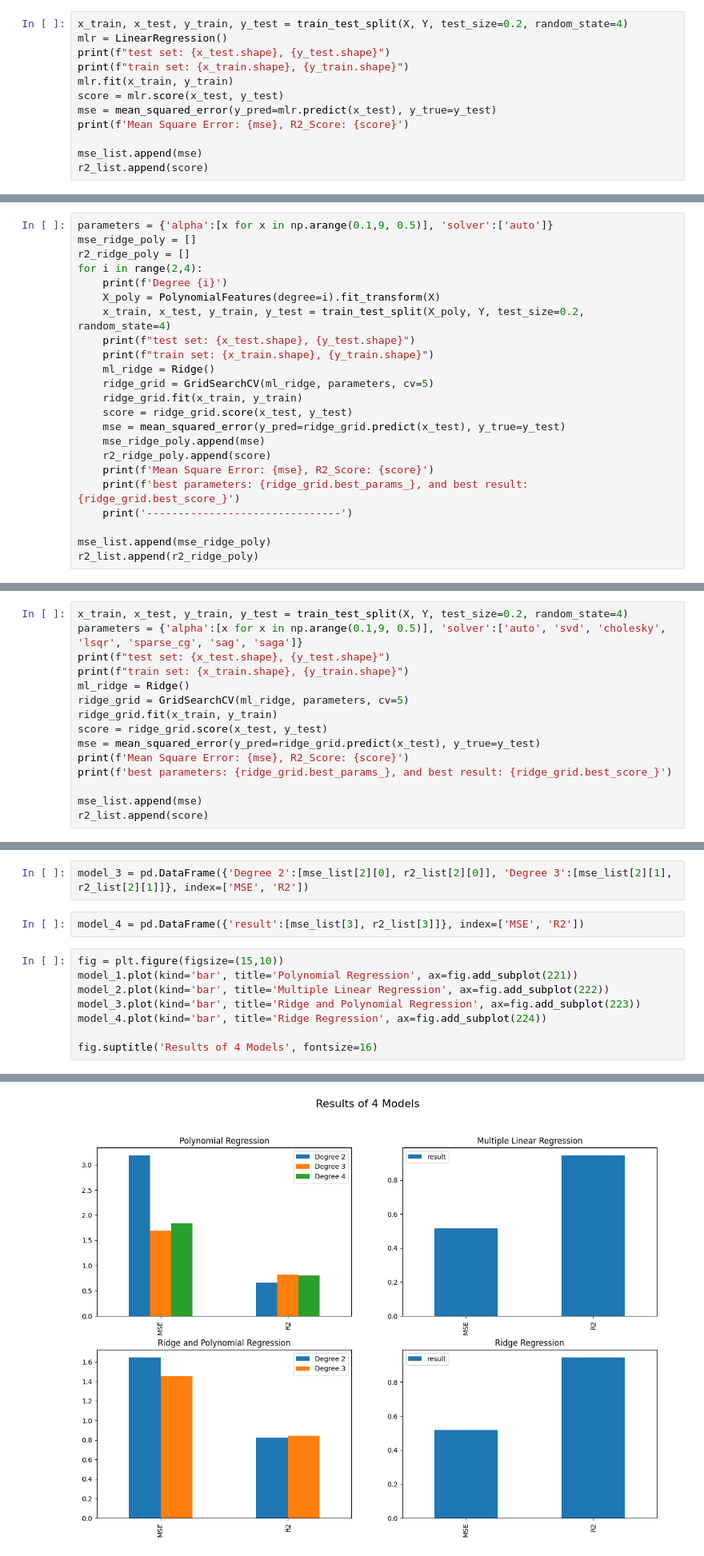
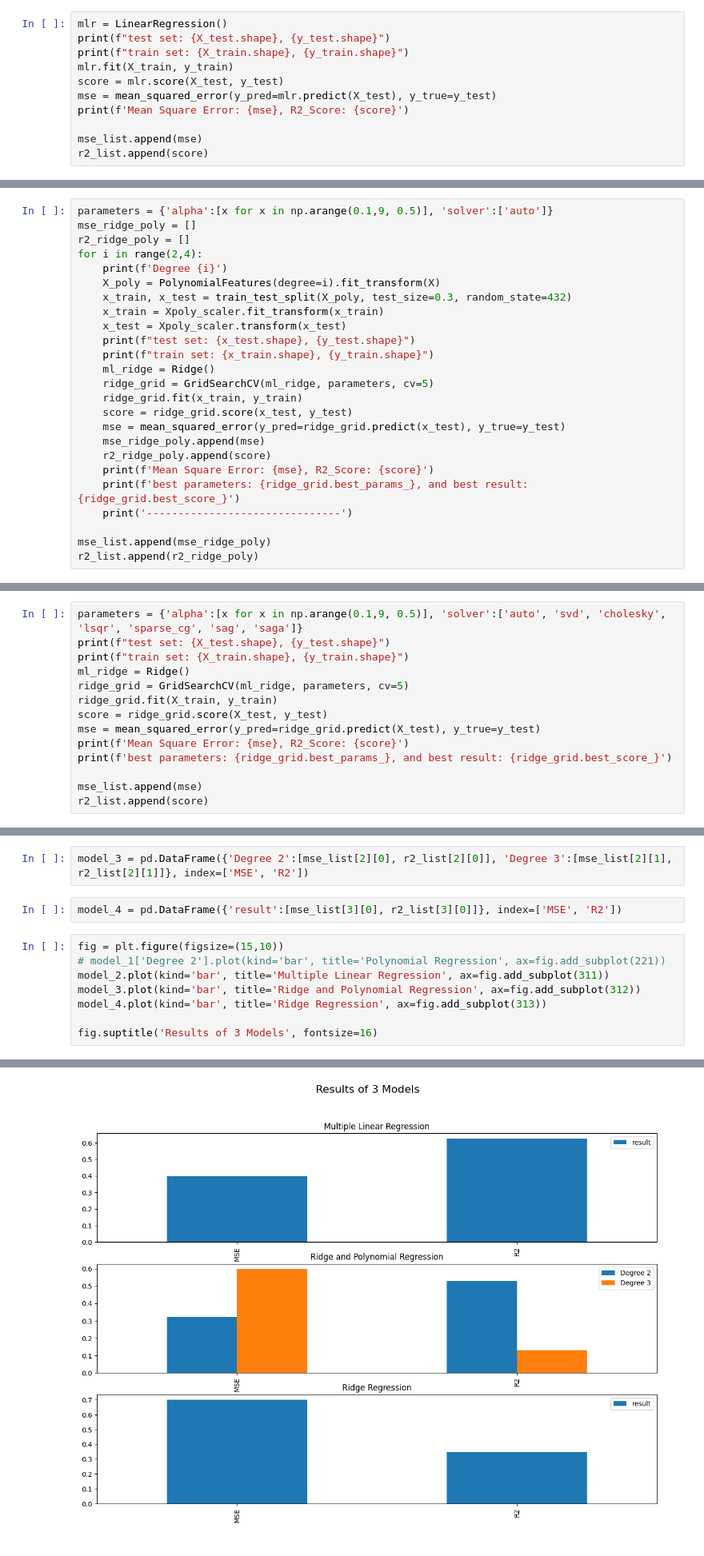
Before and after one commit to mrpintime/Student_performancePrediction, a Jupyter notebook: Predictive analysis/Predictive_analysis.ipynb, the cells around one changed output, grey strips where cells are left out. Shown at 80% size. Saved outputs shown, nothing was run; the diff lists cells and outputs as text.

Commit message:
update predictive_analysis file and EDA file

```diff
--- a/Predictive analysis/Predictive_analysis.ipynb
+++ b/Predictive analysis/Predictive_analysis.ipynb
@@ -86,13 +162,12 @@ Mean Square Error: 1.8440484227495637, R2_Score: 0.8023261411187839
 # %% [markdown]
 ### Multiple Linear Regression
 # %%
-x_train, x_test, y_train, y_test = train_test_split(X, Y, test_size=0.2, random_state=4)
 mlr = LinearRegression()
-print(f"test set: {x_test.shape}, {y_test.shape}")
-print(f"train set: {x_train.shape}, {y_train.shape}")
-mlr.fit(x_train, y_train)
-score = mlr.score(x_test, y_test)
-mse = mean_squared_error(y_pred=mlr.predict(x_test), y_true=y_test)
+print(f"test set: {X_test.shape}, {y_test.shape}")
+print(f"train set: {X_train.shape}, {y_train.shape}")
+mlr.fit(X_train, y_train)
+score = mlr.score(X_test, y_test)
+mse = mean_squared_error(y_pred=mlr.predict(X_test), y_true=y_test)
 print(f'Mean Square Error: {mse}, R2_Score: {score}')
 
 mse_list.append(mse)
@@ -114,7 +189,9 @@ r2_ridge_poly = []
 for i in range(2,4):
     print(f'Degree {i}')
     X_poly = PolynomialFeatures(degree=i).fit_transform(X)
-    x_train, x_test, y_train, y_test = train_test_split(X_poly, Y, test_size=0.2, random_state=4)
+    x_train, x_test = train_test_split(X_poly, test_size=0.3, random_state=432)
+    x_train = Xpoly_scaler.fit_transform(x_train)
+    x_test = Xpoly_scaler.transform(x_test)
     print(f"test set: {x_test.shape}, {y_test.shape}")
     print(f"train set: {x_train.shape}, {y_train.shape}")
     ml_ridge = Ridge()
@@ -146,15 +223,14 @@ best parameters: {'alpha': 8.6, 'solver': 'auto'}, and best result: 0.8065948425
 # %% [markdown]
 ### Ridge Regression
 # %%
-x_train, x_test, y_train, y_test = train_test_split(X, Y, test_size=0.2, random_state=4)
 parameters = {'alpha':[x for x in np.arange(0.1,9, 0.5)], 'solver':['auto', 'svd', 'cholesky', 'lsqr', 'sparse_cg', 'sag', 'saga']}
-print(f"test set: {x_test.shape}, {y_test.shape}")
-print(f"train set: {x_train.shape}, {y_train.shape}")
+print(f"test set: {X_test.shape}, {y_test.shape}")
+print(f"train set: {X_train.shape}, {y_train.shape}")
 ml_ridge = Ridge()
 ridge_grid = GridSearchCV(ml_ridge, parameters, cv=5)
-ridge_grid.fit(x_train, y_train)
-score = ridge_grid.score(x_test, y_test)
-mse = mean_squared_error(y_pred=ridge_grid.predict(x_test), y_true=y_test)
+ridge_grid.fit(X_train, y_train)
+score = ridge_grid.score(X_test, y_test)
+mse = mean_squared_error(y_pred=ridge_grid.predict(X_test), y_true=y_test)
 print(f'Mean Square Error: {mse}, R2_Score: {score}')
 print(f'best parameters: {ridge_grid.best_params_}, and best result: {ridge_grid.best_score_}')
 
@@ -189,13 +262,13 @@ model_2 = pd.DataFrame({'result':[mse_list[1], r2_list[1]]}, index=['MSE', 'R2']
 # %%
 model_3 = pd.DataFrame({'Degree 2':[mse_list[2][0], r2_list[2][0]], 'Degree 3':[mse_list[2][1], r2_list[2][1]]}, index=['MSE', 'R2'])
 # %%
-model_4 = pd.DataFrame({'result':[mse_list[3], r2_list[3]]}, index=['MSE', 'R2'])
+model_4 = pd.DataFrame({'result':[mse_list[3][0], r2_list[3][0]]}, index=['MSE', 'R2'])
 # %%
 fig = plt.figure(figsize=(15,10))
-model_1.plot(kind='bar', title='Polynomial Regression', ax=fig.add_subplot(221))
-model_2.plot(kind='bar', title='Multiple Linear Regression', ax=fig.add_subplot(222))
-model_3.plot(kind='bar', title='Ridge and Polynomial Regression', ax=fig.add_subplot(223))
-model_4.plot(kind='bar', title='Ridge Regression', ax=fig.add_subplot(224))
+# model_1['Degree 2'].plot(kind='bar', title='Polynomial Regression', ax=fig.add_subplot(221))
+model_2.plot(kind='bar', title='Multiple Linear Regression', ax=fig.add_subplot(311))
+model_3.plot(kind='bar', title='Ridge and Polynomial Regression', ax=fig.add_subplot(312))
+model_4.plot(kind='bar', title='Ridge Regression', ax=fig.add_subplot(313))
 
-fig.suptitle('Results of 4 Models', fontsize=16)
+fig.suptitle('Results of 3 Models', fontsize=16)
 # %% [output]
@@ -203,3 +276,3 @@ Text(0.5, 0.98, 'Results of 4 Models')
-[figure, old version]
+[figure, new version]
 # %% [markdown]
 # Done
```
Also changed, not shown: parts of 30 cells of this notebook, 2 other files.
